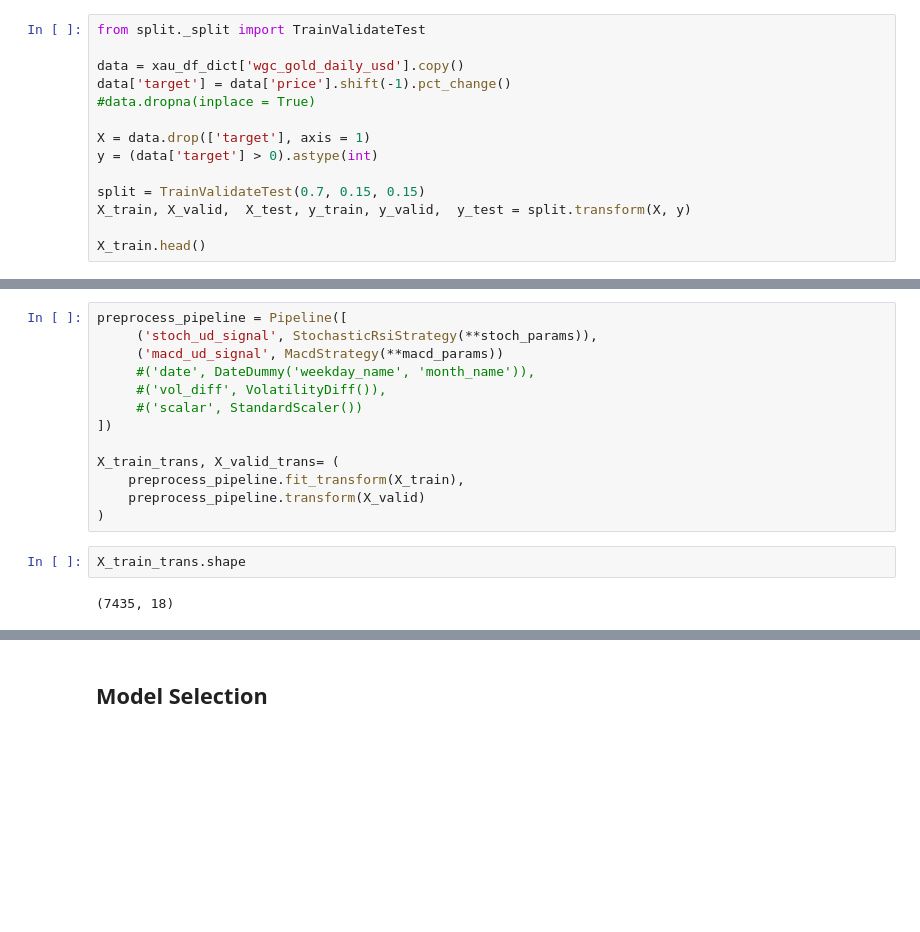
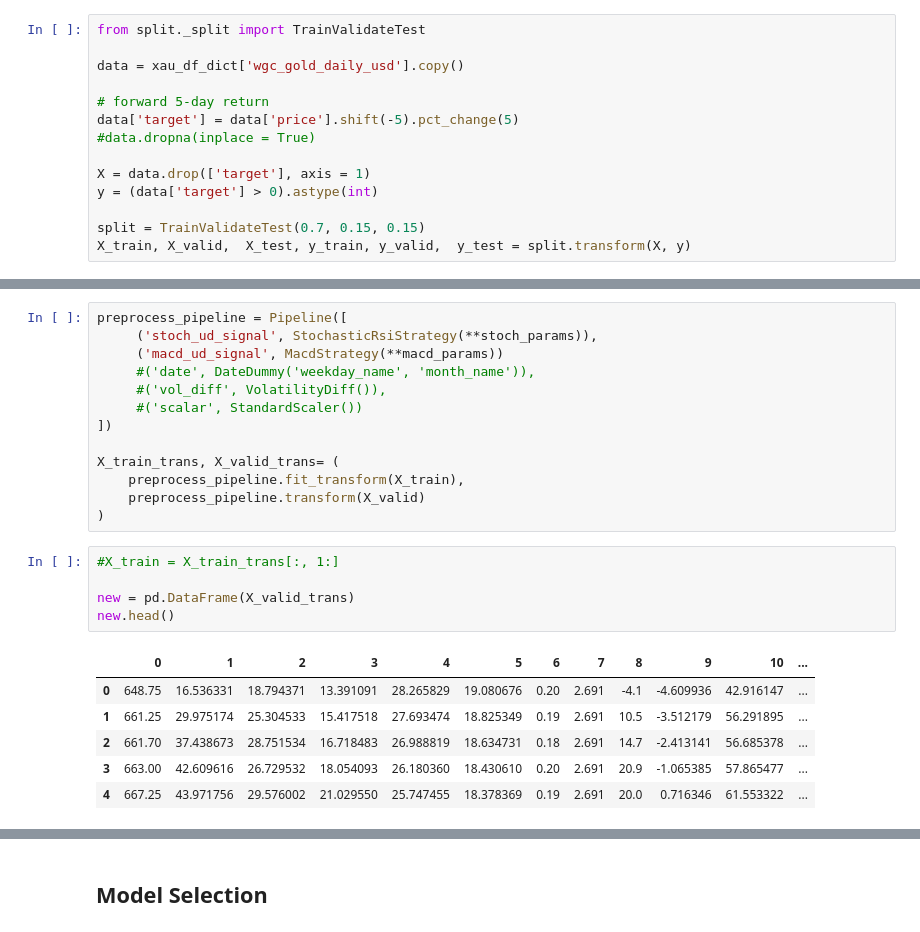
Before and after one commit to jbmoorhouse/gold_returns_predictor, a Jupyter notebook: analysis.ipynb, the cells around one changed output, grey strips where cells are left out. Saved outputs shown, nothing was run; the diff lists cells and outputs as text; blank space fills up the shorter version.

```diff
--- a/analysis.ipynb
+++ b/analysis.ipynb
@@ -344,7 +294,9 @@ class StochasticRsi(BaseEstimator, TransformerMixin):
 from split._split import TrainValidateTest
 
 data = xau_df_dict['wgc_gold_daily_usd'].copy()
-data['target'] = data['price'].shift(-1).pct_change()
+
+# forward 5-day return
+data['target'] = data['price'].shift(-5).pct_change(5)
 #data.dropna(inplace = True)
 
 X = data.drop(['target'], axis = 1)
@@ -352,5 +304,3 @@ y = (data['target'] > 0).astype(int)
 
 split = TrainValidateTest(0.7, 0.15, 0.15)
 X_train, X_valid,  X_test, y_train, y_valid,  y_test = split.transform(X, y)
-
-X_train.head()
@@ -385,7 +327,15 @@ X_train_trans, X_valid_trans= (
     preprocess_pipeline.fit_transform(X_train),
     preprocess_pipeline.transform(X_valid)
 )
-# %%
-X_train_trans.shape
-# %% [output]
-(7435, 18)
+# %%
+#X_train = X_train_trans[:, 1:]
+
+new = pd.DataFrame(X_valid_trans)
+new.head()
+# %% [output]
+|  | 0 | 1 | 2 | 3 | 4 | 5 | 6 | 7 | 8 | 9 | 10 | ... |
+| 0 | 648.75 | 16.536331 | 18.794371 | 13.391091 | 28.265829 | 19.080676 | 0.20 | 2.691 | -4.1 | -4.609936 | 42.916147 | ... |
+| 1 | 661.25 | 29.975174 | 25.304533 | 15.417518 | 27.693474 | 18.825349 | 0.19 | 2.691 | 10.5 | -3.512179 | 56.291895 | ... |
+| 2 | 661.70 | 37.438673 | 28.751534 | 16.718483 | 26.988819 | 18.634731 | 0.18 | 2.691 | 14.7 | -2.413141 | 56.685378 | ... |
+| 3 | 663.00 | 42.609616 | 26.729532 | 18.054093 | 26.180360 | 18.430610 | 0.20 | 2.691 | 20.9 | -1.065385 | 57.865477 | ... |
+| 4 | 667.25 | 43.971756 | 29.576002 | 21.029550 | 25.747455 | 18.378369 | 0.19 | 2.691 | 20.0 | 0.716346 | 61.553322 | ... |
```
Also changed, not shown: parts of 5 cells of this notebook, 2 other files.
